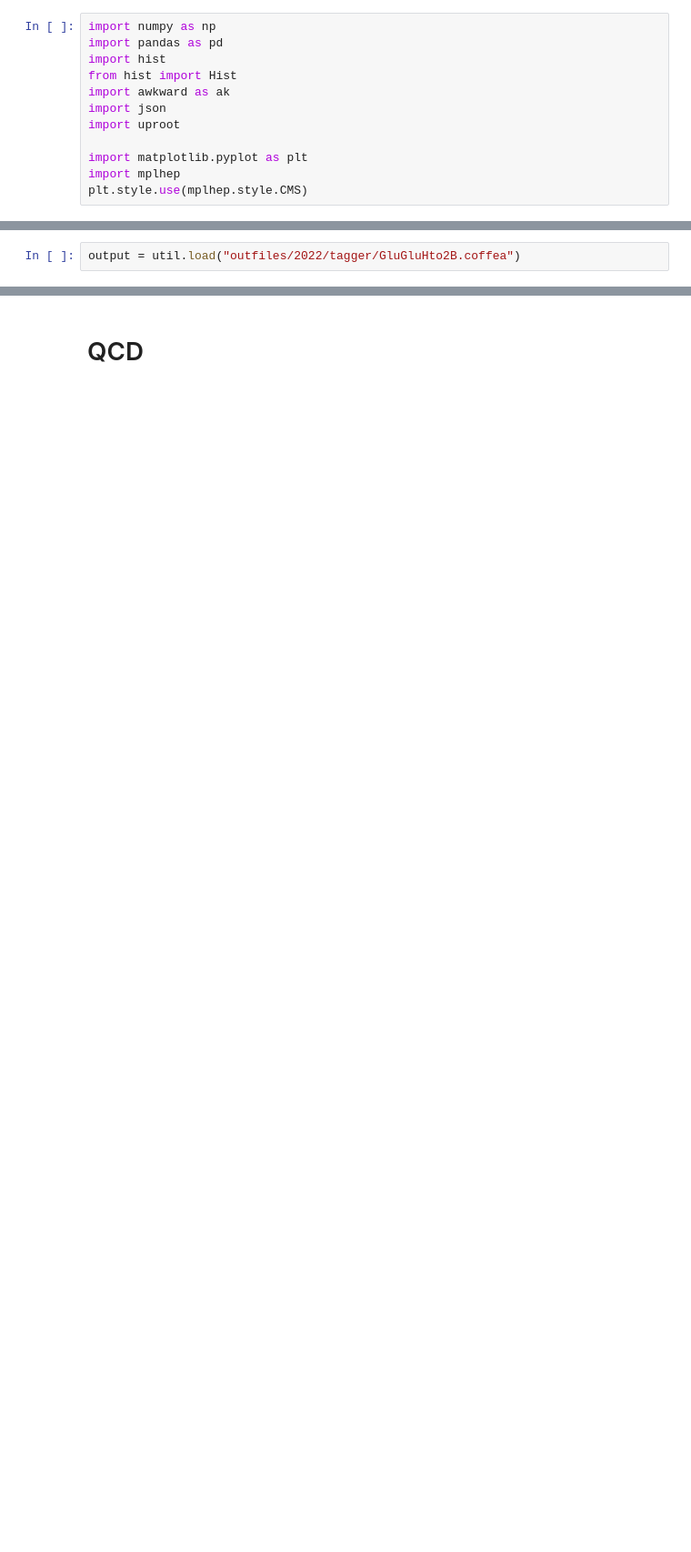
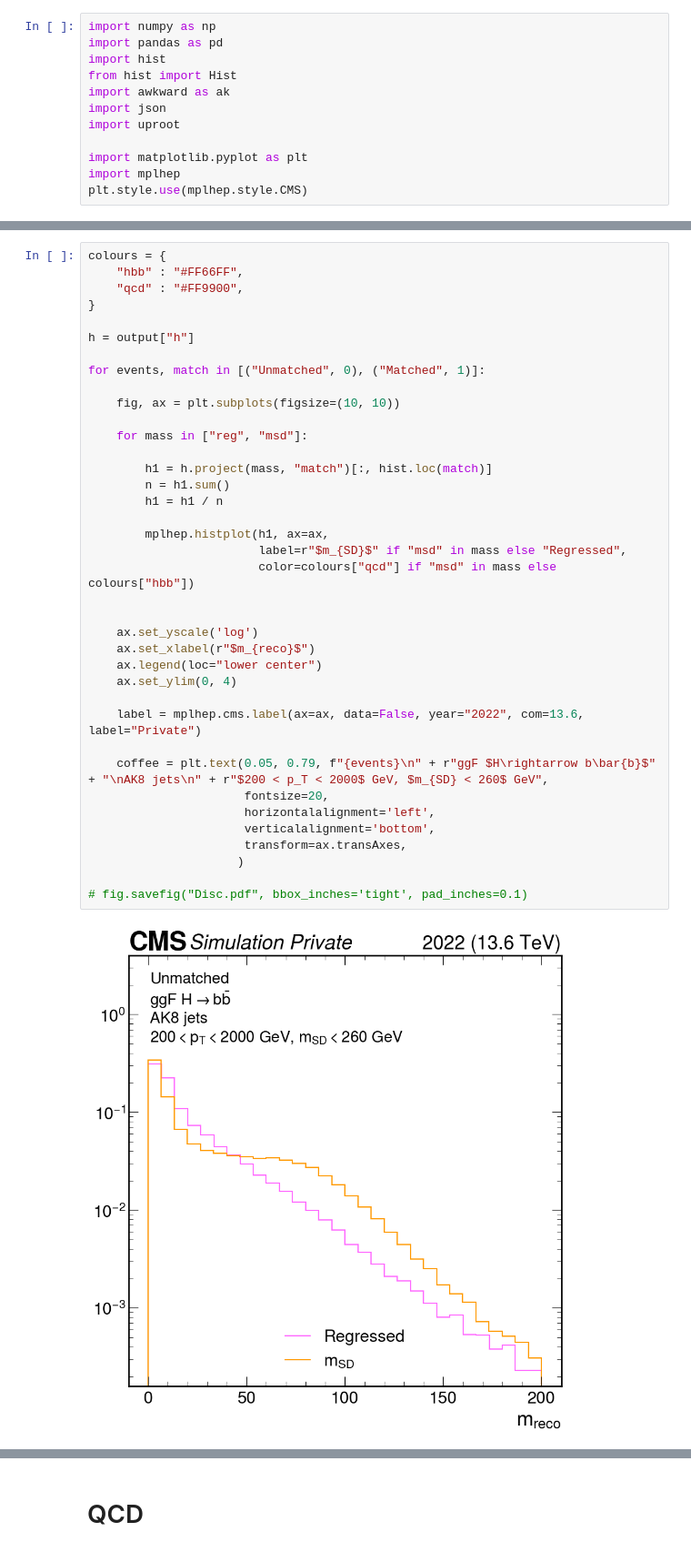
Before and after one commit to alintulu/Run3ScoutingJetTagging, a Jupyter notebook: Evaluation/AK8/flavour/flavour_and_massreg.ipynb, the cells around one changed output, grey strips where cells are left out. Shown at 91% size. Cells and saved outputs as stored; diff of their text form; blank space fills up the shorter version.

```diff
--- a/Evaluation/AK8/flavour/flavour_and_massreg.ipynb
+++ b/Evaluation/AK8/flavour/flavour_and_massreg.ipynb
@@ -496,2 +12,0 @@ util.save(output, "outfiles/2022/tagger/GluGluHto2B.coffea")
-# %%
-output = util.load("outfiles/2022/tagger/GluGluHto2B.coffea")
@@ -830,0 +156,40 @@ for events, match in [(f"Fail {labels[wp]} working point", 0), (f"Pass {labels[w
+# %%
+colours = {
+    "hbb" : "#FF66FF",
+    "qcd" : "#FF9900",
+}
+
+h = output["h"]
+
+for events, match in [("Unmatched", 0), ("Matched", 1)]:
+
+    fig, ax = plt.subplots(figsize=(10, 10))
+
+    for mass in ["reg", "msd"]:
+
+        h1 = h.project(mass, "match")[:, hist.loc(match)]
+        n = h1.sum()
+        h1 = h1 / n
+
+        mplhep.histplot(h1, ax=ax,
+                        label=r"$m_{SD}$" if "msd" in mass else "Regressed",
+                        color=colours["qcd"] if "msd" in mass else colours["hbb"])
+
+
+    ax.set_yscale('log')
+    ax.set_xlabel(r"$m_{reco}$")
+    ax.legend(loc="lower center")
+    ax.set_ylim(0, 4)
+
+    label = mplhep.cms.label(ax=ax, data=False, year="2022", com=13.6, label="Private")
+
+    coffee = plt.text(0.05, 0.79, f"{events}\n" + r"ggF $H\rightarrow b\bar{b}$" + "\nAK8 jets\n" + r"$200 < p_T < 2000$ GeV, $m_{SD} < 260$ GeV",
+                      fontsize=20,
+                      horizontalalignment='left',
+                      verticalalignment='bottom',
+                      transform=ax.transAxes,
+                     )
+
+# fig.savefig("Disc.pdf", bbox_inches='tight', pad_inches=0.1)
+# %% [output]
+[figure, added]
```
Also changed, not shown: parts of 48 cells of this notebook, 32 other files.
